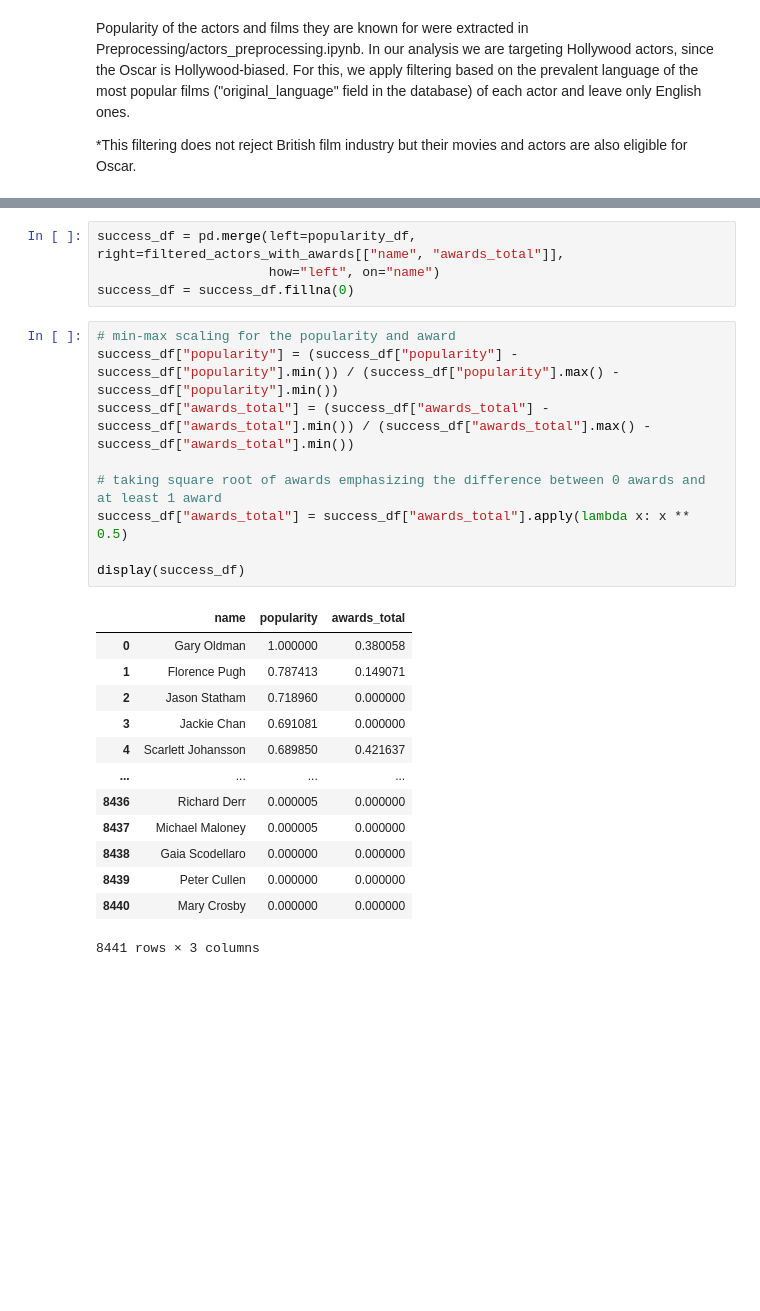
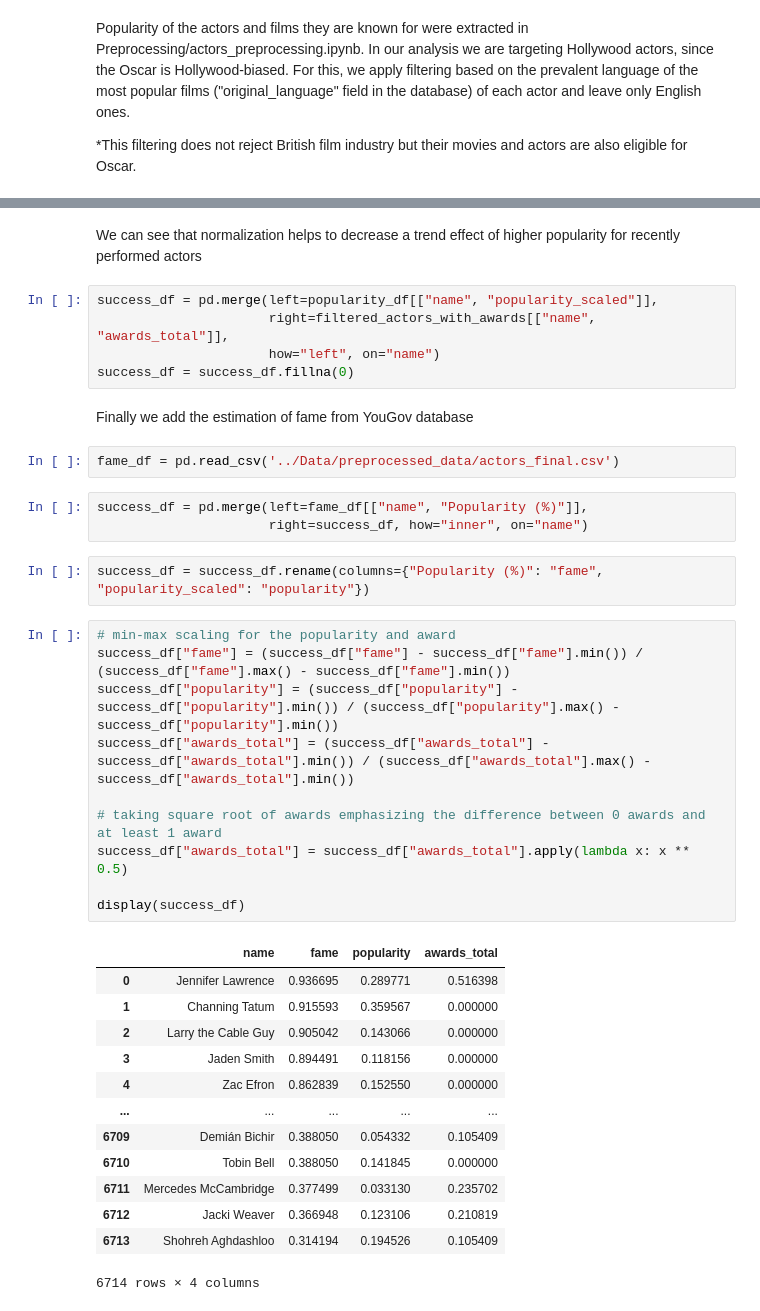
Before and after one commit to epfl-ada/ada-2023-project-cinemada, a Jupyter notebook: Main_analysis/actor_success.ipynb, the cells around one changed output, grey strips where cells are left out. Drawn from its saved outputs; the diff is of its cells as text; blank space fills up the shorter version.

Commit message:
Finalized the notebook with metric

```diff
--- a/Main_analysis/actor_success.ipynb
+++ b/Main_analysis/actor_success.ipynb
@@ -137,27 +248,40 @@ There are 8441 actors in the filtered dataset
+# %% [markdown]
+We can see that normalization helps to decrease a trend effect of higher popularity for recently performed actors
 # %%
-success_df = pd.merge(left=popularity_df, right=filtered_actors_with_awards[["name", "awards_total"]],
+success_df = pd.merge(left=popularity_df[["name", "popularity_scaled"]],
+                      right=filtered_actors_with_awards[["name", "awards_total"]],
                       how="left", on="name")
 success_df = success_df.fillna(0)
+# %% [markdown]
+Finally we add the estimation of fame from YouGov database
+# %%
+fame_df = pd.read_csv('../Data/preprocessed_data/actors_final.csv')
+# %%
+success_df = pd.merge(left=fame_df[["name", "Popularity (%)"]],
+                      right=success_df, how="inner", on="name")
+# %%
+success_df = success_df.rename(columns={"Popularity (%)": "fame", "popularity_scaled": "popularity"})
 # %%
 # min-max scaling for the popularity and award
+success_df["fame"] = (success_df["fame"] - success_df["fame"].min()) / (success_df["fame"].max() - success_df["fame"].min())
 success_df["popularity"] = (success_df["popularity"] - success_df["popularity"].min()) / (success_df["popularity"].max() - success_df["popularity"].min())
 success_df["awards_total"] = (success_df["awards_total"] - success_df["awards_total"].min()) / (success_df["awards_total"].max() - success_df["awards_total"].min())
 
 # taking square root of awards emphasizing the difference between 0 awards and at least 1 award
 success_df["awards_total"] = success_df["awards_total"].apply(lambda x: x ** 0.5)
 
 display(success_df)
 # %% [output]
-|  | name | popularity | awards_total |
-| 0 | Gary Oldman | 1.000000 | 0.380058 |
-| 1 | Florence Pugh | 0.787413 | 0.149071 |
-| 2 | Jason Statham | 0.718960 | 0.000000 |
-| 3 | Jackie Chan | 0.691081 | 0.000000 |
-| 4 | Scarlett Johansson | 0.689850 | 0.421637 |
-| ... | ... | ... | ... |
-| 8436 | Richard Derr | 0.000005 | 0.000000 |
-| 8437 | Michael Maloney | 0.000005 | 0.000000 |
-| 8438 | Gaia Scodellaro | 0.000000 | 0.000000 |
-| 8439 | Peter Cullen | 0.000000 | 0.000000 |
-| 8440 | Mary Crosby | 0.000000 | 0.000000 |
+|  | name | fame | popularity | awards_total |
+| 0 | Jennifer Lawrence | 0.936695 | 0.289771 | 0.516398 |
+| 1 | Channing Tatum | 0.915593 | 0.359567 | 0.000000 |
+| 2 | Larry the Cable Guy | 0.905042 | 0.143066 | 0.000000 |
+| 3 | Jaden Smith | 0.894491 | 0.118156 | 0.000000 |
+| 4 | Zac Efron | 0.862839 | 0.152550 | 0.000000 |
+| ... | ... | ... | ... | ... |
+| 6709 | Demián Bichir | 0.388050 | 0.054332 | 0.105409 |
+| 6710 | Tobin Bell | 0.388050 | 0.141845 | 0.000000 |
+| 6711 | Mercedes McCambridge | 0.377499 | 0.033130 | 0.235702 |
+| 6712 | Jacki Weaver | 0.366948 | 0.123106 | 0.210819 |
+| 6713 | Shohreh Aghdashloo | 0.314194 | 0.194526 | 0.105409 |
-8441 rows × 3 columns
+6714 rows × 4 columns
```
Also changed, not shown: parts of 14 cells of this notebook.
